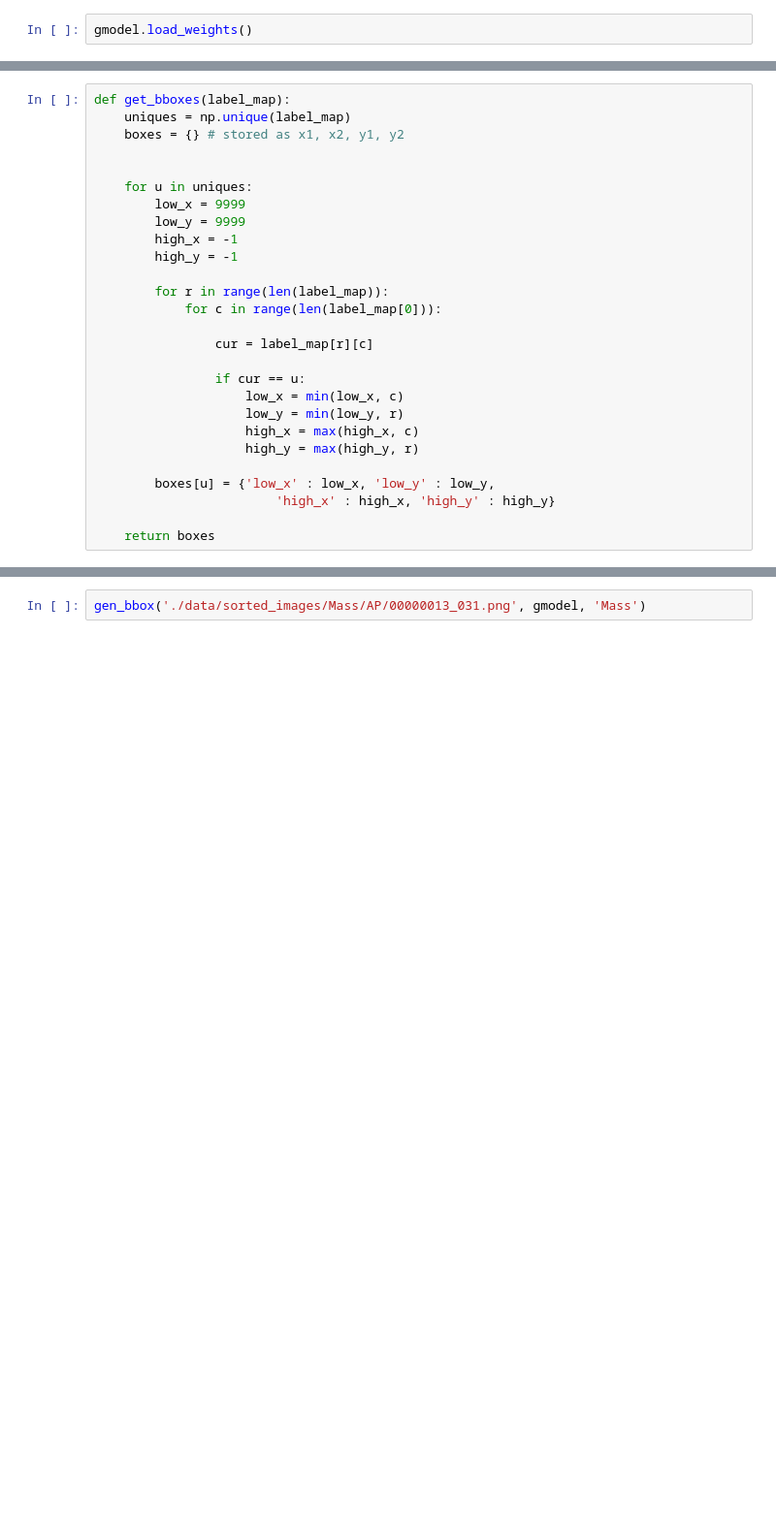
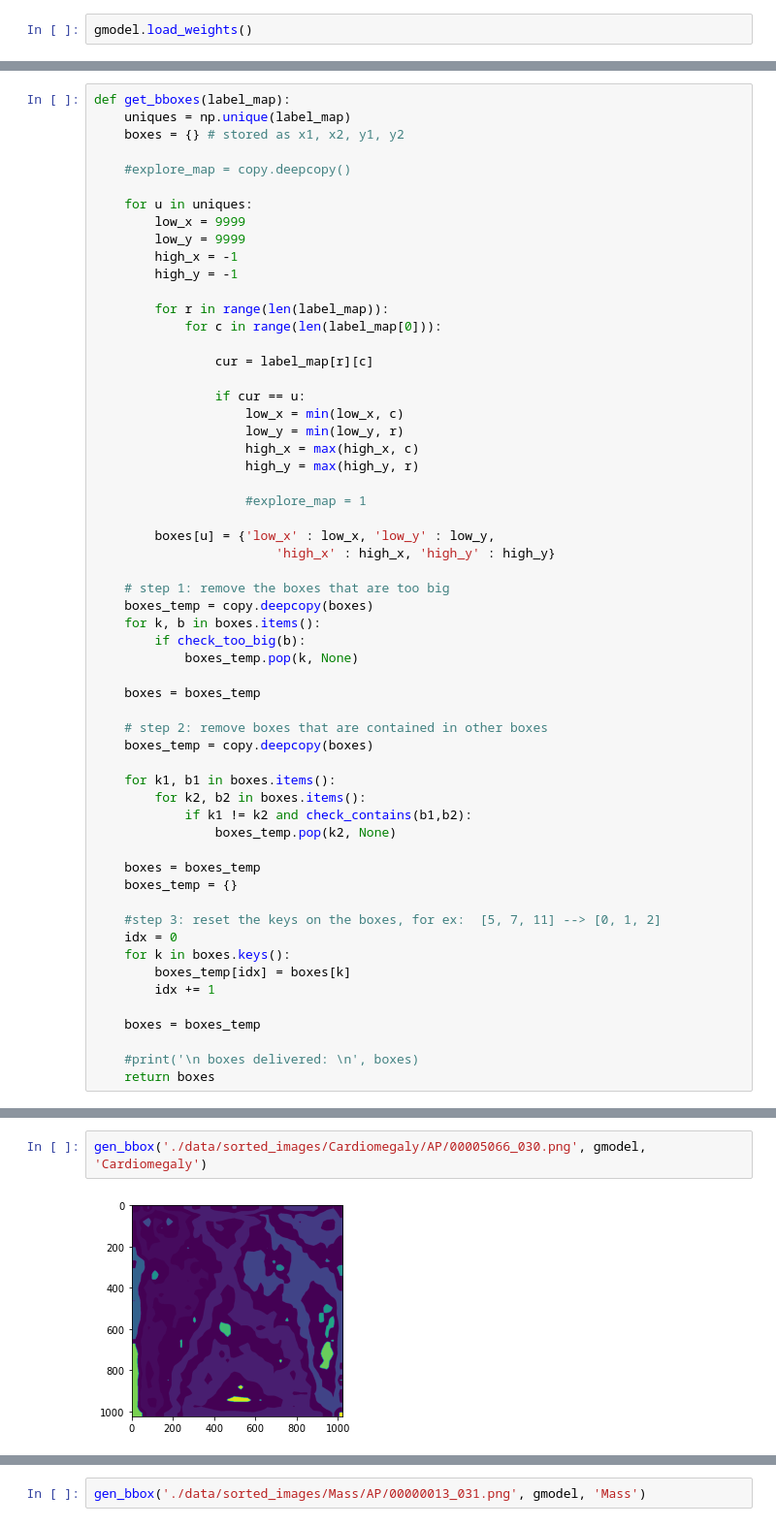
Before and after one commit to nichpass/Bucknell-Senior-Design-2021, a Jupyter notebook: test_multi_bb.ipynb, the cells around one changed output, grey strips where cells are left out. Shown: that part at 97% size. Drawn from its saved outputs; the diff is of its cells as text; blank space fills up the shorter version.

```diff
--- a/test_multi_bb.ipynb
+++ b/test_multi_bb.ipynb
@@ -298,6 +302,7 @@ def get_bboxes(label_map):
     uniques = np.unique(label_map)
     boxes = {} # stored as x1, x2, y1, y2
 
+    #explore_map = copy.deepcopy()
 
     for u in uniques:
         low_x = 9999
@@ -316,9 +321,39 @@ def get_bboxes(label_map):
                     high_x = max(high_x, c)
                     high_y = max(high_y, r)
 
+                    #explore_map = 1
+
         boxes[u] = {'low_x' : low_x, 'low_y' : low_y,
                         'high_x' : high_x, 'high_y' : high_y}
 
+    # step 1: remove the boxes that are too big
+    boxes_temp = copy.deepcopy(boxes)
+    for k, b in boxes.items():
+        if check_too_big(b):
+            boxes_temp.pop(k, None)
+
+    boxes = boxes_temp
+
+    # step 2: remove boxes that are contained in other boxes
+    boxes_temp = copy.deepcopy(boxes)
+
+    for k1, b1 in boxes.items():
+        for k2, b2 in boxes.items():
+            if k1 != k2 and check_contains(b1,b2):
+                boxes_temp.pop(k2, None)
+
+    boxes = boxes_temp
+    boxes_temp = {}
+
+    #step 3: reset the keys on the boxes, for ex:  [5, 7, 11] --> [0, 1, 2]
+    idx = 0
+    for k in boxes.keys():
+        boxes_temp[idx] = boxes[k]
+        idx += 1
+
+    boxes = boxes_temp
+
+    #print('\n boxes delivered: \n', boxes)
     return boxes
 # %%
 def gen_bbox(img_path, model, disease):
@@ -438,0 +595,4 @@ def compute_bbox_iou(data, model, disease):
+# %%
+gen_bbox('./data/sorted_images/Cardiomegaly/AP/00005066_030.png', gmodel, 'Cardiomegaly')
+# %% [output]
+[figure, added]
```
Also changed, not shown: parts of 14 cells of this notebook.
